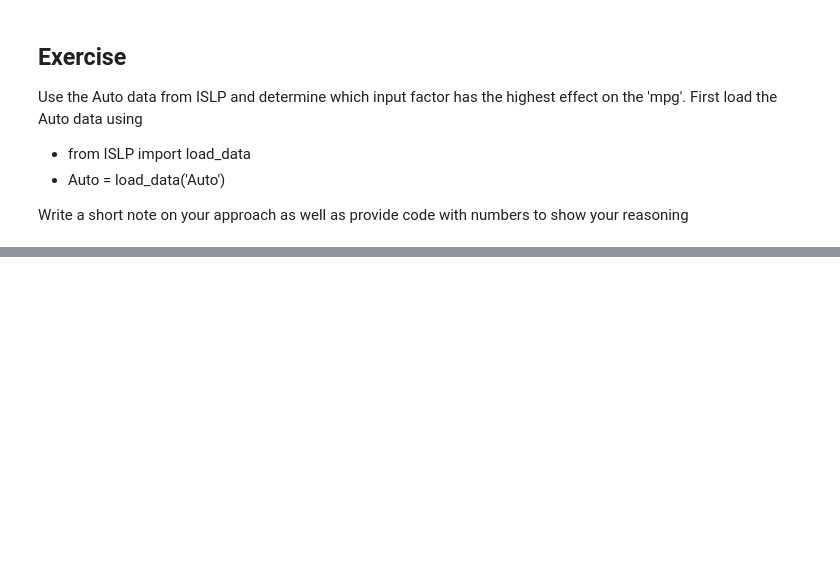
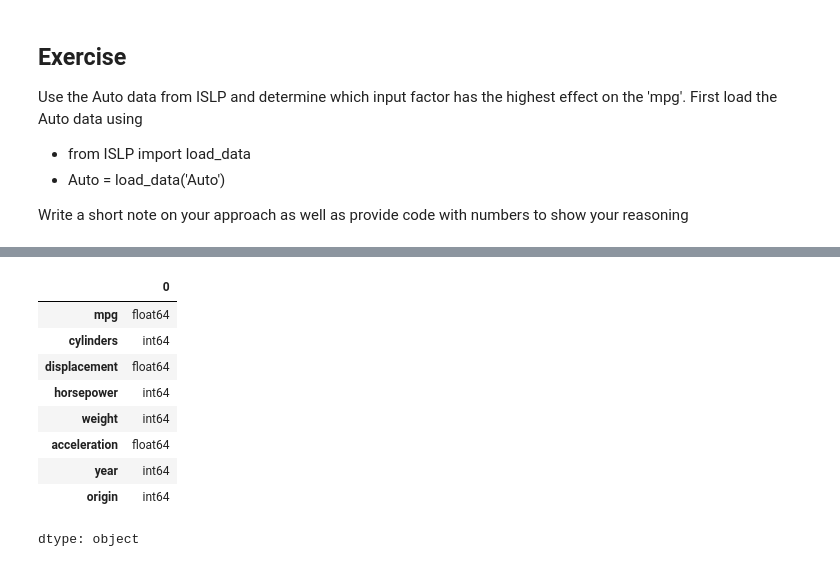
Before and after one commit to ChxddyDxddy/EE443-543, a Jupyter notebook: Linear-Regression-part 2.ipynb, the cells around one changed output, grey strips where cells are left out. Drawn from its saved outputs; the diff is of its cells as text; code cells hidden in the pictures; blank space fills up the shorter version.

```diff
--- a/Linear-Regression-part 2.ipynb
+++ b/Linear-Regression-part 2.ipynb
@@ -645,0 +662,13 @@ Write a short note on your approach as well as provide code with numbers to show
+# %%
+Auto.dtypes
+# %% [output]
+|  | 0 |
+| mpg | float64 |
+| cylinders | int64 |
+| displacement | float64 |
+| horsepower | int64 |
+| weight | int64 |
+| acceleration | float64 |
+| year | int64 |
+| origin | int64 |
+dtype: object
```
Also changed, not shown: parts of 6 cells of this notebook.
